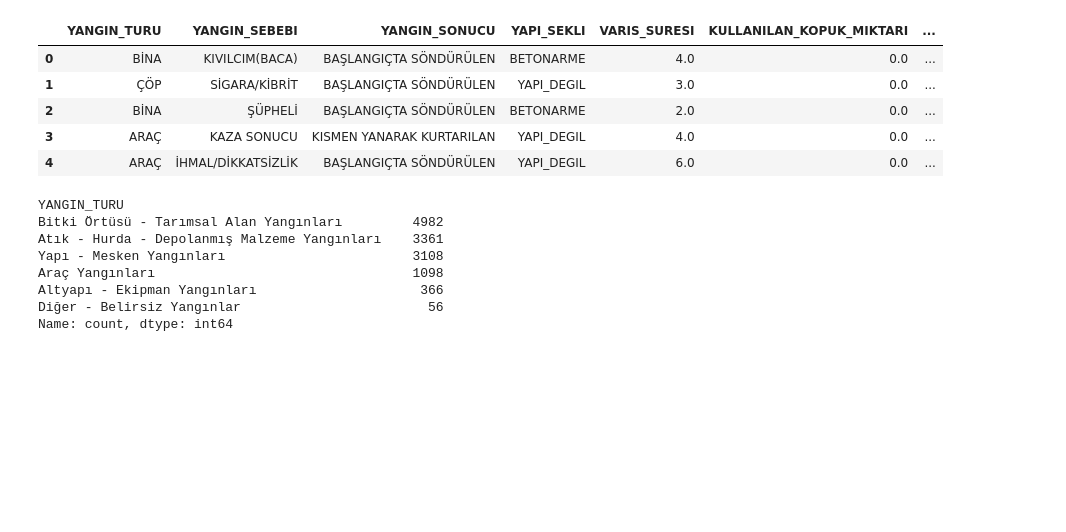
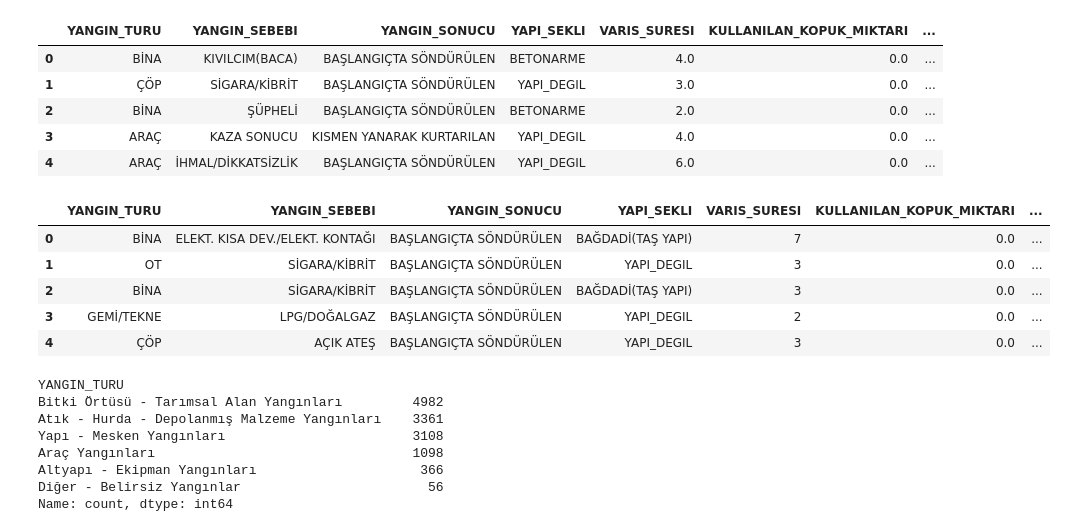
Before and after one commit to erdikilic/DI501_Term_Project, a Jupyter notebook: notebooks/erdikilic_project_deliverable.ipynb, the cells around one changed output. Cells and saved outputs as stored; diff of their text form; code cells hidden in the pictures; blank space fills up the shorter version.

```diff
--- a/notebooks/erdikilic_project_deliverable.ipynb
+++ b/notebooks/erdikilic_project_deliverable.ipynb
@@ -170,3 +170,66 @@ yangin_turu_mapper = {
 df["YANGIN_TURU"] = df["YANGIN_TURU"].map(yangin_turu_mapper)
 
 df = df.dropna()
+# %%
+df_25 = pd.read_csv("../data/2025_yili_yangin_mudahale_istatistigi.csv")
+
+# Drop unnecessary columns
+drop_columns_25 = [
+    "_id",
+    "TARIH",
+    "ERKEK_VEFAT",
+    "KADIN_VEFAT",
+    "ITFAIYECI_VEFAT",
+    "ERKEK_YARALI",
+    "KADIN_YARALI",
+    "ITFAIYECI_YARALI",
+    "BUYUK_BAS_VEFAT",
+    "KUCUK_BAS_VEFAT",
+    "KUMES_HAYVANI_VEFAT",
+    "EVCIL_HAYVAN_VEFAT",
+    "DIGER HAYVAN",
+]
+
+# Convert time columns to minutes
+df_25["VARIS_SURESI (DAK.)"] = df_25["VARIS_SURESI (DAK.)"].apply(convert_to_minutes)
+df_25["EKIPLERIN_CIKIS_SAATI"] = df_25["EKIPLERIN_CIKIS_SAATI"].apply(convert_to_minutes)
+df_25["EKIPLERIN_CIKIS_SAATI"] = df_25["EKIPLERIN_CIKIS_SAATI"].apply(lambda x: x / 24 * 60)
+
+# Sum up the total number of deaths and injuries
+df_25["TOTAL_VEFAT"] = df_25["ERKEK_VEFAT"].fillna(0) + df_25["KADIN_VEFAT"].fillna(0) + df_25["ITFAIYECI_VEFAT"].fillna(0)
+df_25["TOTAL_YARALI"] = df_25["ERKEK_YARALI"].fillna(0) + df_25["KADIN_YARALI"].fillna(0) + df_25["ITFAIYECI_YARALI"].fillna(0)
+df_25["TOTAL_HAYVAN_VEFAT"] = (
+    df_25["BUYUK_BAS_VEFAT"].fillna(0)
+    + df_25["KUCUK_BAS_VEFAT"].fillna(0)
+    + df_25["KUMES_HAYVANI_VEFAT"].fillna(0)
+    + df_25["EVCIL_HAYVAN_VEFAT"].fillna(0)
+    + df_25["DIGER HAYVAN"].fillna(0)
+)
+
+# Fill missing values in YAPI_SEKLI column with "YAPI_DEGIL"
+df_25["YAPI_SEKLI"] = df_25["YAPI_SEKLI"].fillna("YAPI_DEGIL")
+# Drop the unnecessary columns
+df_25.drop(columns=drop_columns_25, inplace=True)
+
+# Rename columns for consistency
+df_25 = df_25.rename(
+    columns={
+        "VARIS_SURESI (DAK.)": "VARIS_SURESI",
+        "KULLANILAN_KOPUK_MIKTARI (KG)": "KULLANILAN_KOPUK_MIKTARI",
+        "KULLANILAN_SU_MIKTARI (m3)": "KULLANILAN_SU_MIKTARI",
+        "KULLANILAN_KURU_KIMYEVI_TOZ_MIKTARI (KG)": "KULLANILAN_KURU_KIMYEVI_TOZ_MIKTARI",
+    }
+)
+
+# Drop rows with missing values
+df_25 = df_25.dropna()
+
+df_25.to_csv("../data/2025_yili_yangin_mudahale_istatistigi_cleaned.csv", index=False)
+df_25.head()
+# %% [output]
+|  | YANGIN_TURU | YANGIN_SEBEBI | YANGIN_SONUCU | YAPI_SEKLI | VARIS_SURESI | KULLANILAN_KOPUK_MIKTARI | ... |
+| 0 | BİNA | ELEKT. KISA DEV./ELEKT. KONTAĞI | BAŞLANGIÇTA SÖNDÜRÜLEN | BAĞDADİ(TAŞ YAPI) | 7 | 0.0 | ... |
+| 1 | OT | SİGARA/KİBRİT | BAŞLANGIÇTA SÖNDÜRÜLEN | YAPI_DEGIL | 3 | 0.0 | ... |
+| 2 | BİNA | SİGARA/KİBRİT | BAŞLANGIÇTA SÖNDÜRÜLEN | BAĞDADİ(TAŞ YAPI) | 3 | 0.0 | ... |
+| 3 | GEMİ/TEKNE | LPG/DOĞALGAZ | BAŞLANGIÇTA SÖNDÜRÜLEN | YAPI_DEGIL | 2 | 0.0 | ... |
+| 4 | ÇÖP | AÇIK ATEŞ | BAŞLANGIÇTA SÖNDÜRÜLEN | YAPI_DEGIL | 3 | 0.0 | ... |
```
Also changed, not shown: parts of 3 cells of this notebook, 3 other files.
